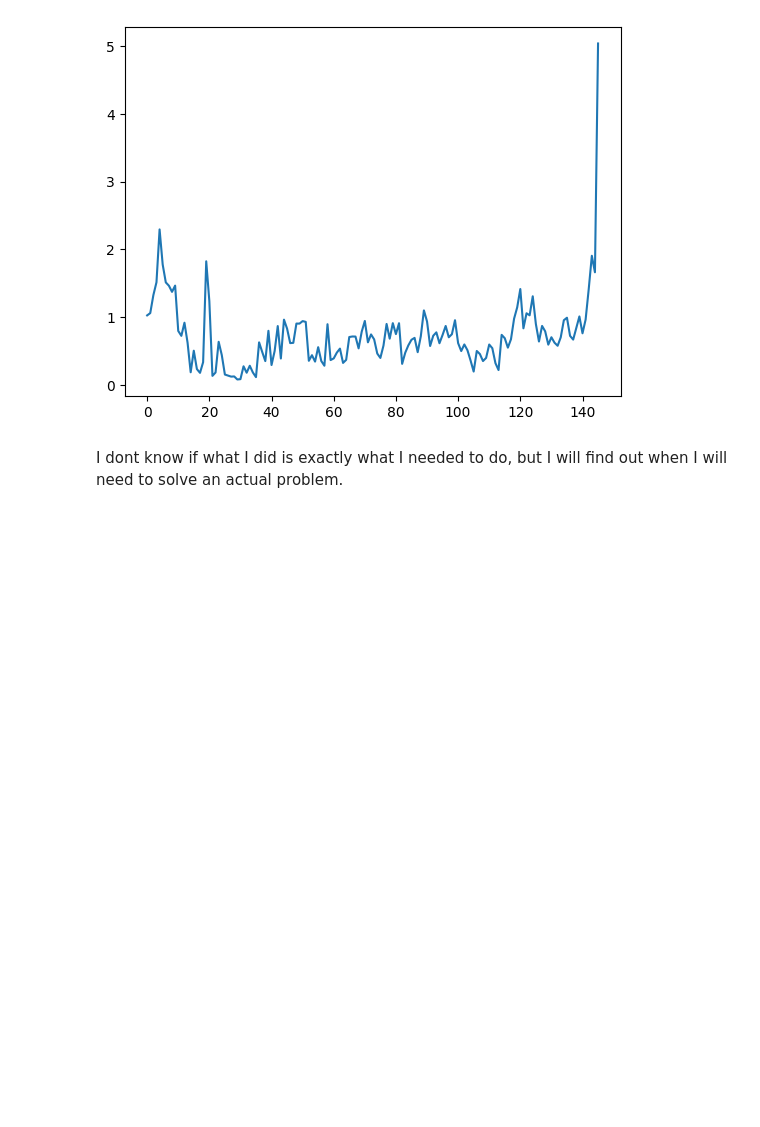
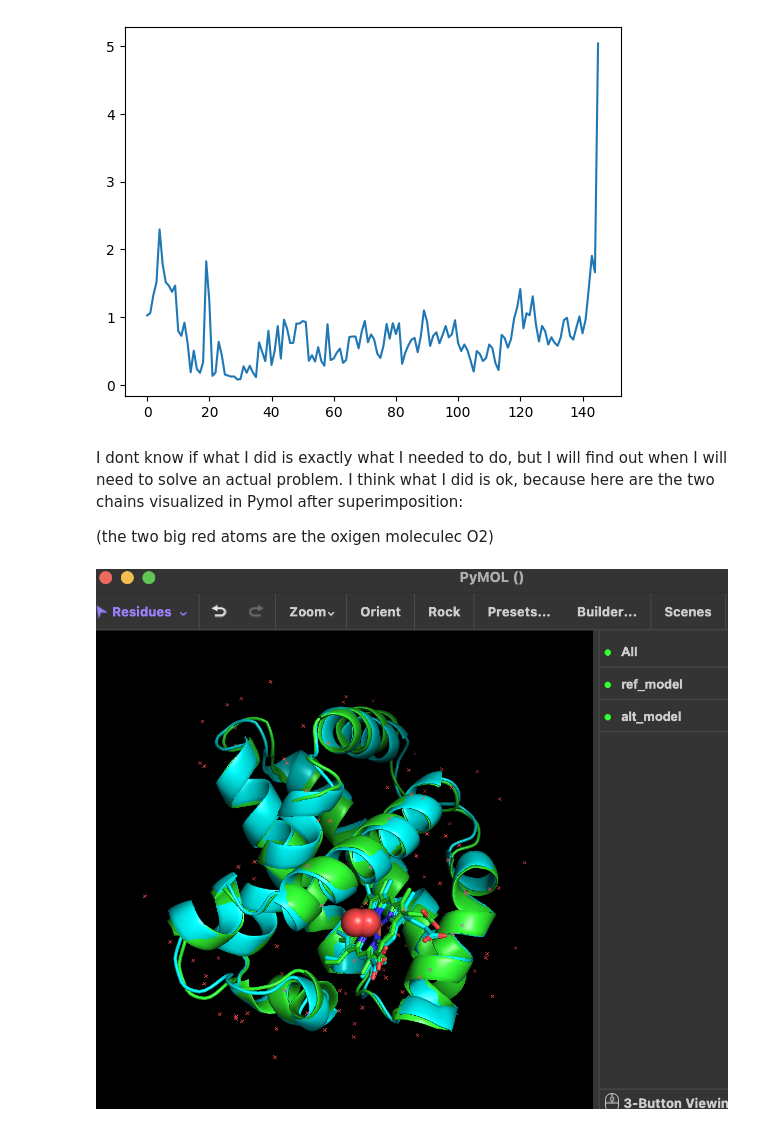
Before and after one commit to miriamzara/Biological_Datasets, a Jupyter notebook: pratical_2_biopython/my_exercises.ipynb, the cells around one changed output. Drawn from its saved outputs; the diff is of its cells as text; code cells hidden in the pictures; blank space fills up the shorter version.

```diff
--- a/pratical_2_biopython/my_exercises.ipynb
+++ b/pratical_2_biopython/my_exercises.ipynb
@@ -355,3 +364,10 @@ plt.plot(range(len(dev)), dev)
 [figure]
 # %% [markdown]
 I dont know if what I did is exactly what I needed to do, but I will find out when I will need to solve an actual problem.
+I think what I did is ok, because here are the two chains visualized in Pymol after superimposition:
+
+(the two big red atoms are the oxigen moleculec O2)
+# %%
+display.Image("pymol_superimposed.png")
+# %% [output]
+[figure, added]
```
Also changed, not shown: parts of 1 cell of this notebook, 4 other files.
